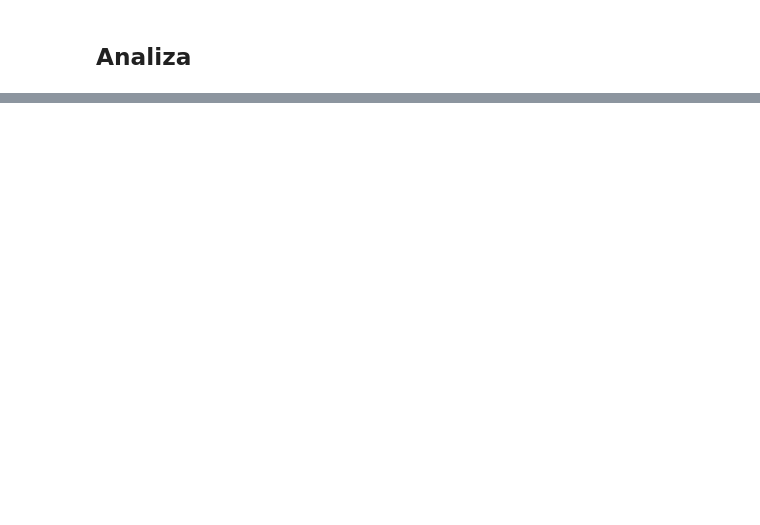
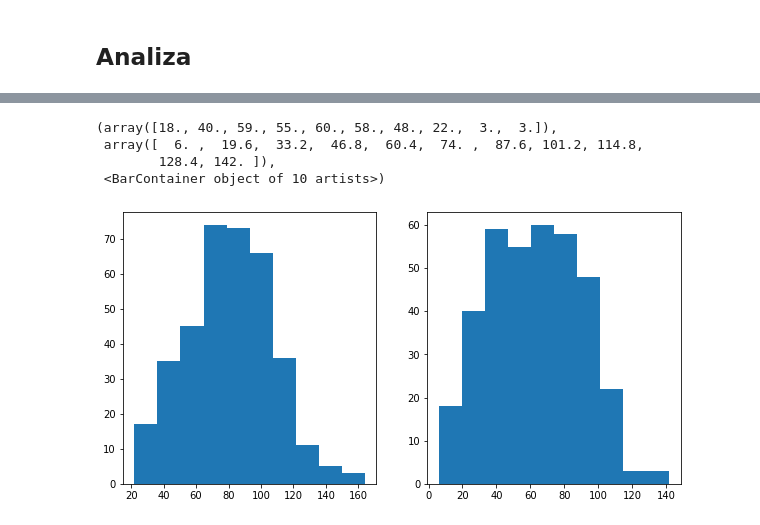
Before and after one commit to matej2000/PR21MV, a Jupyter notebook: main.ipynb, the cells around one changed output, grey strips where cells are left out. Cells and saved outputs as stored; diff of their text form; code cells hidden in the pictures; blank space fills up the shorter version.

```diff
--- a/main.ipynb
+++ b/main.ipynb
@@ -101,2 +91,11 @@ start_date.strftime("%d.%m.%Y")
+# %%
+start_date = datetime(2020, 1, 1)
+end_date = datetime(2020, 12, 31)
+delta = timedelta(days=1)
+velikosti2 = []
+
+while start_date <= end_date:
+    velikosti2.append(len(dateFormat20[dateFormat20 == start_date]))
+    start_date += delta
 # %% [markdown]
 ## Analiza ##
@@ -102,0 +117,10 @@ start_date.strftime("%d.%m.%Y")
+# %%
+fig, axes = plt.subplots(nrows=1, ncols=2, figsize=(10,5))
+axes[0].hist(velikosti)
+axes[1].hist(velikosti2)
+# %% [output]
+(array([18., 40., 59., 55., 60., 58., 48., 22.,  3.,  3.]),
+ array([  6. ,  19.6,  33.2,  46.8,  60.4,  74. ,  87.6, 101.2, 114.8,
+        128.4, 142. ]),
+ <BarContainer object of 10 artists>)
+[figure, added]
```
Also changed, not shown: parts of 9 cells of this notebook, 5 other files.
